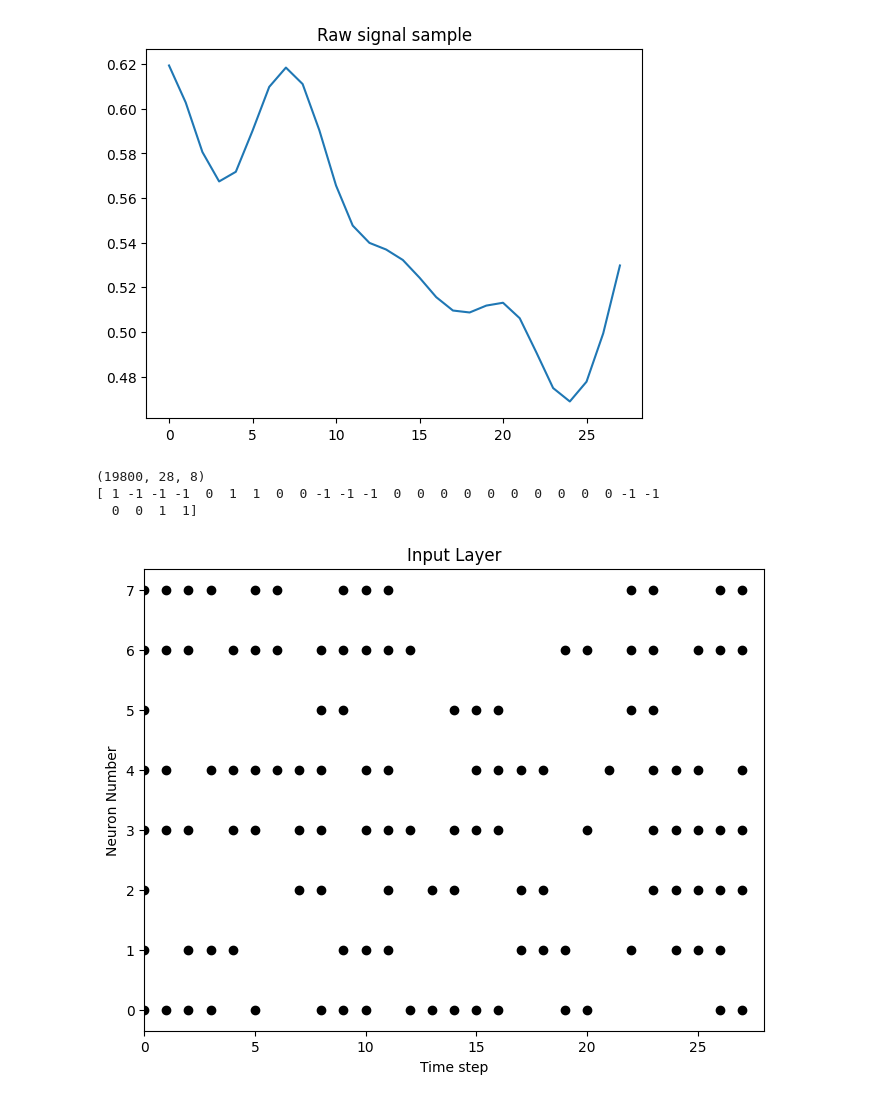
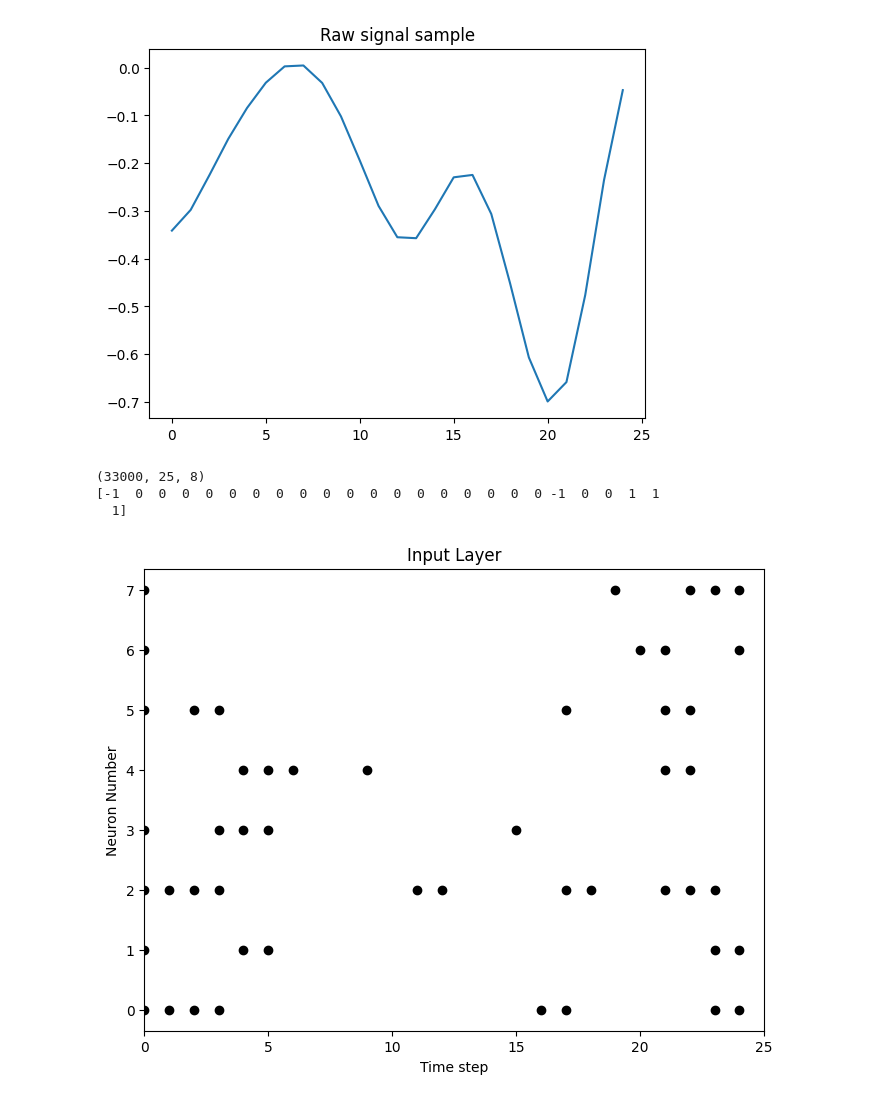
Before and after one commit to MacFadyenK/VirtualKeyboard, a Jupyter notebook: BCI_keyboard_pipeline.ipynb, the cells around one changed output. Cells and saved outputs as stored; diff of their text form; code cells hidden in the pictures.

```diff
--- a/BCI_keyboard_pipeline.ipynb
+++ b/BCI_keyboard_pipeline.ipynb
@@ -82,0 +64,10 @@ Shape after feature extraction: (19800, 8, 28)
+# %%
+
+# feature extraction
+t2 = time.perf_counter()
+X_fe, y_fe = fn_feature_extraction.extractFeatures(X, y, k=3, t_min=150, t_max=450, norm_type='std', factor=6)
+fe_time = (time.perf_counter() - t2) * 1000
+
+plt.plot(X_fe[0, 0, :])  # trial 0, channel 0
+plt.title("Raw signal sample")
+plt.show()
@@ -83,31 +78,31 @@ Shape after feature extraction: (19800, 8, 28)
 # %%
 plt.plot(X_fe[0, 7, :])  # trial 0, channel 0
 plt.title("Raw signal sample")
 plt.show()
 
-X_encoded = delta_encoding.delta_encode(X_fe, threshold=0.011) #spike encoding to implement
+X_encoded = delta_encoding.delta_encode(X_fe, threshold=0.15) #spike encoding to implement
 print(X_encoded.shape)
 # Create fig, ax
 fig = plt.figure(facecolor="w", figsize=(8, 6))
 ax = fig.add_subplot(111)
 
 print(X_encoded[0, :, 7])
 trial_spikes = torch.from_numpy(X_encoded[0, :, :])
 
 # Raster plot of delta converted data
 splt.raster(trial_spikes, ax, c="black")
 
 plt.title("Input Layer")
 plt.xlabel("Time step")
 plt.ylabel("Neuron Number")
 plt.xlim(0, X_encoded.shape[1])
 plt.show()
 # %% [output]
-[figure, old version]
+[figure, new version]
-(19800, 28, 8)
-[ 1 -1 -1 -1  0  1  1  0  0 -1 -1 -1  0  0  0  0  0  0  0  0  0  0 -1 -1
-  0  0  1  1]
+(33000, 25, 8)
+[-1  0  0  0  0  0  0  0  0  0  0  0  0  0  0  0  0  0  0 -1  0  0  1  1
+  1]
-[figure, old version]
+[figure, new version]
 # %%
 
 # create module
```
Also changed, not shown: parts of 3 cells of this notebook, 4 other files.
